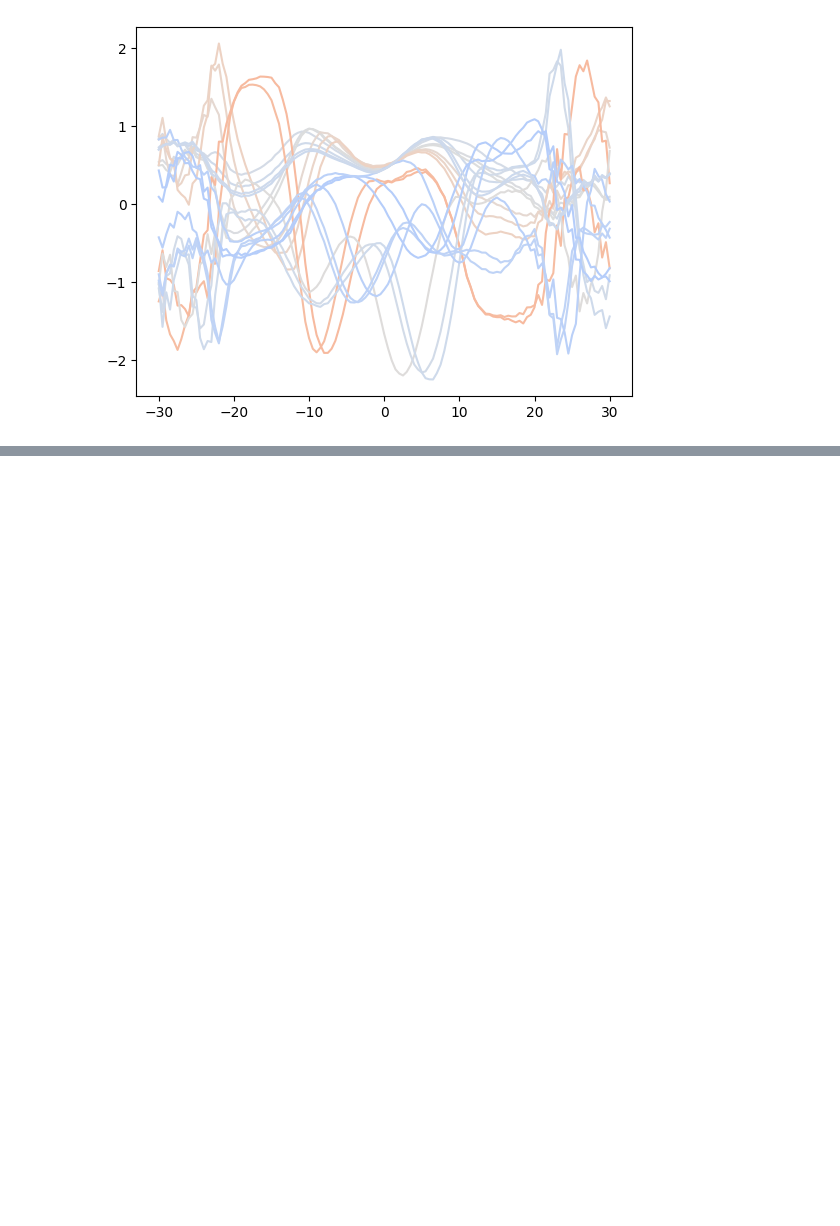
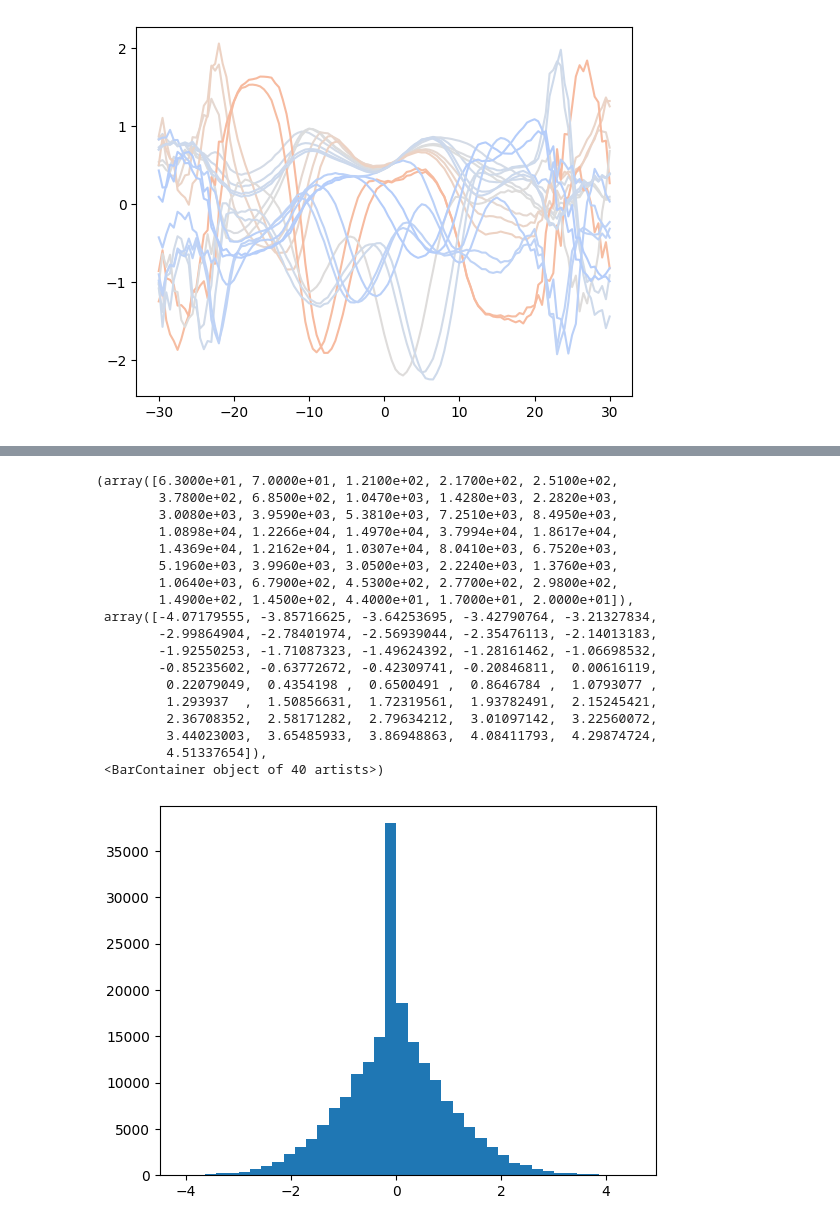
Before and after one commit to Yuska1509/NN_models_stars, a Jupyter notebook: data preprocessing.ipynb, the cells around one changed output, grey strips where cells are left out. Cells and saved outputs as stored; diff of their text form; code cells hidden in the pictures; blank space fills up the shorter version.

```diff
--- a/data preprocessing.ipynb
+++ b/data preprocessing.ipynb
@@ -149,0 +179,23 @@ plt.show()
+# %%
+rv_norm = (rv_label - mean_train_rv) / std_train_rv
+plt.hist(rv_norm.flatten(), bins=40)
+# %% [output]
+(array([6.3000e+01, 7.0000e+01, 1.2100e+02, 2.1700e+02, 2.5100e+02,
+        3.7800e+02, 6.8500e+02, 1.0470e+03, 1.4280e+03, 2.2820e+03,
+        3.0080e+03, 3.9590e+03, 5.3810e+03, 7.2510e+03, 8.4950e+03,
+        1.0898e+04, 1.2266e+04, 1.4970e+04, 3.7994e+04, 1.8617e+04,
+        1.4369e+04, 1.2162e+04, 1.0307e+04, 8.0410e+03, 6.7520e+03,
+        5.1960e+03, 3.9960e+03, 3.0500e+03, 2.2240e+03, 1.3760e+03,
+        1.0640e+03, 6.7900e+02, 4.5300e+02, 2.7700e+02, 2.9800e+02,
+        1.4900e+02, 1.4500e+02, 4.4000e+01, 1.7000e+01, 2.0000e+01]),
+ array([-4.07179555, -3.85716625, -3.64253695, -3.42790764, -3.21327834,
+        -2.99864904, -2.78401974, -2.56939044, -2.35476113, -2.14013183,
+        -1.92550253, -1.71087323, -1.49624392, -1.28161462, -1.06698532,
+        -0.85235602, -0.63772672, -0.42309741, -0.20846811,  0.00616119,
+         0.22079049,  0.4354198 ,  0.6500491 ,  0.8646784 ,  1.0793077 ,
+         1.293937  ,  1.50856631,  1.72319561,  1.93782491,  2.15245421,
+         2.36708352,  2.58171282,  2.79634212,  3.01097142,  3.22560072,
+         3.44023003,  3.65485933,  3.86948863,  4.08411793,  4.29874724,
+         4.51337654]),
+ <BarContainer object of 40 artists>)
+[figure, added]
```
Also changed, not shown: parts of 2 cells of this notebook, 1 other file.
